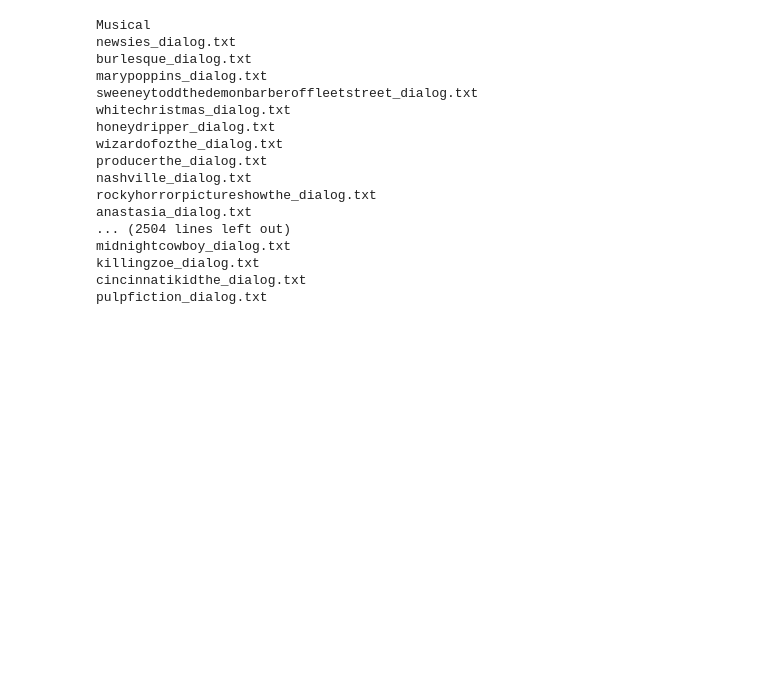
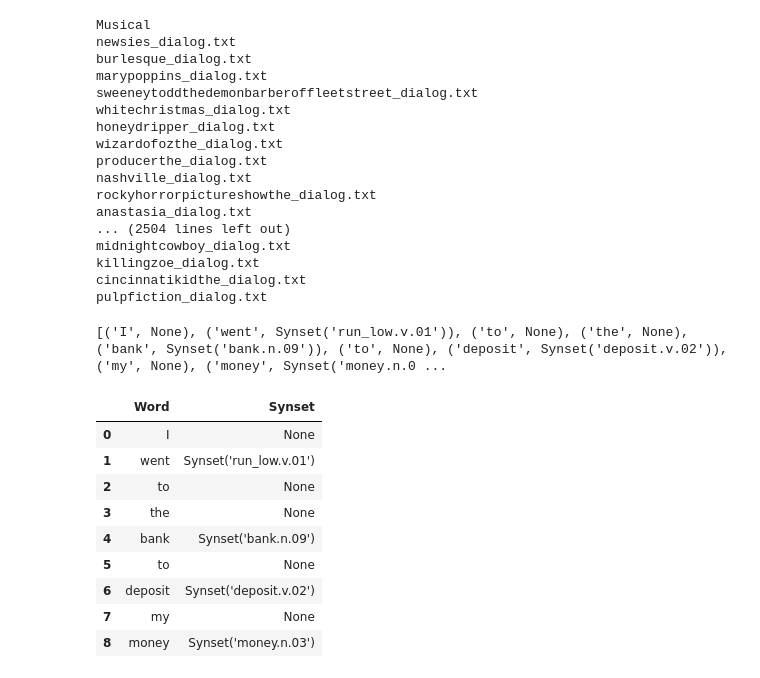
Before and after one commit to unil-ish/PoopProjects, a Jupyter notebook: 2021_22/project_group_alot1.ipynb, the cells around one changed output. Saved outputs shown, nothing was run; the diff lists cells and outputs as text; code cells hidden in the pictures; blank space fills up the shorter version.

Commit message:
disambiguate and store in dataframe

```diff
--- a/2021_22/project_group_alot1.ipynb
+++ b/2021_22/project_group_alot1.ipynb
@@ -39,3 +37,28 @@ midnightcowboy_dialog.txt
 killingzoe_dialog.txt
 cincinnatikidthe_dialog.txt
 pulpfiction_dialog.txt
+# %%
+from pywsd import disambiguate
+
+print(disambiguate('I went to the bank to deposit my money'))
+# %% [output]
+[('I', None), ('went', Synset('run_low.v.01')), ('to', None), ('the', None), ('bank', Synset('bank.n.09')), ('to', None), ('deposit', Synset('deposit.v.02')), ('my', None), ('money', Synset('money.n.0 ...
+# %%
+from pywsd import disambiguate
+import pandas as pd
+
+disambiguate_dialog_df = pd.DataFrame(disambiguate('I went to the bank to deposit my money'),
+                                      columns = ["Word", "Synset"])
+
+disambiguate_dialog_df
+# %% [output]
+|  | Word | Synset |
+| 0 | I | None |
+| 1 | went | Synset('run_low.v.01') |
+| 2 | to | None |
+| 3 | the | None |
+| 4 | bank | Synset('bank.n.09') |
+| 5 | to | None |
+| 6 | deposit | Synset('deposit.v.02') |
+| 7 | my | None |
+| 8 | money | Synset('money.n.03') |
```
Also changed, not shown: parts of 2 cells of this notebook.
